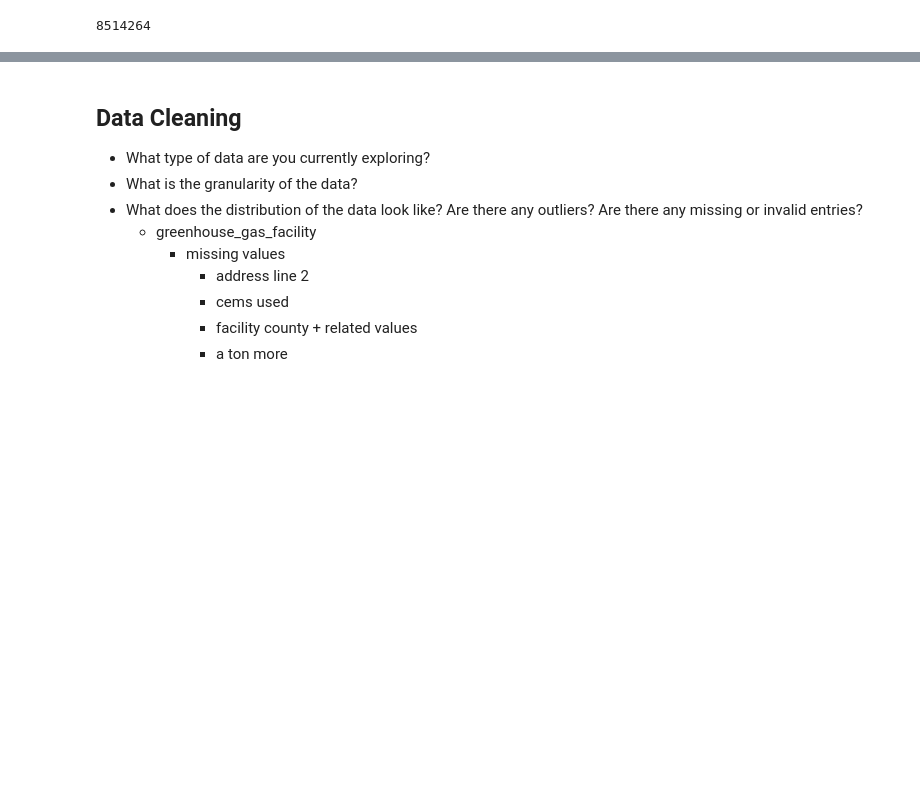
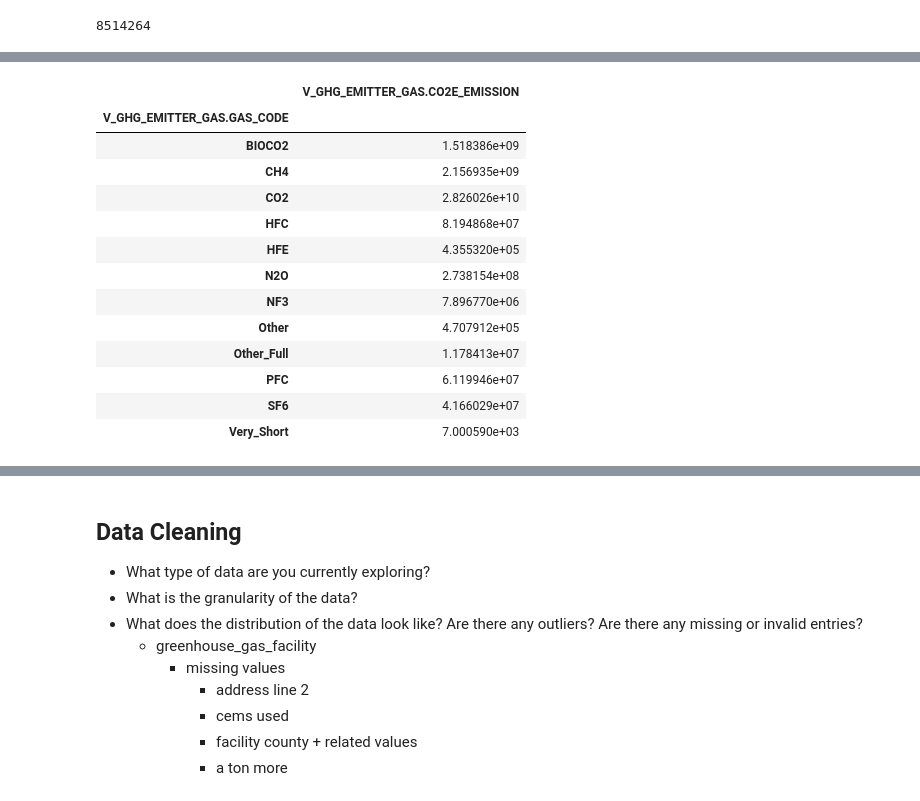
Before and after one commit to kalieknecht/data200-project, a Jupyter notebook: analysis/Analysis.ipynb, the cells around one changed output, grey strips where cells are left out. Cells and saved outputs as stored; diff of their text form; code cells hidden in the pictures; blank space fills up the shorter version.

```diff
--- a/analysis/Analysis.ipynb
+++ b/analysis/Analysis.ipynb
@@ -129,0 +147,17 @@ Name: cc, Length: 180, dtype: int64
+# %%
+greenhouse_gas_type.groupby(['V_GHG_EMITTER_GAS.GAS_CODE'])[['V_GHG_EMITTER_GAS.CO2E_EMISSION']].agg(sum)
+# %% [output]
+|  | V_GHG_EMITTER_GAS.CO2E_EMISSION |
+| V_GHG_EMITTER_GAS.GAS_CODE |  |
+| BIOCO2 | 1.518386e+09 |
+| CH4 | 2.156935e+09 |
+| CO2 | 2.826026e+10 |
+| HFC | 8.194868e+07 |
+| HFE | 4.355320e+05 |
+| N2O | 2.738154e+08 |
+| NF3 | 7.896770e+06 |
+| Other | 4.707912e+05 |
+| Other_Full | 1.178413e+07 |
+| PFC | 6.119946e+07 |
+| SF6 | 4.166029e+07 |
+| Very_Short | 7.000590e+03 |
```
Also changed, not shown: parts of 6 cells of this notebook.
